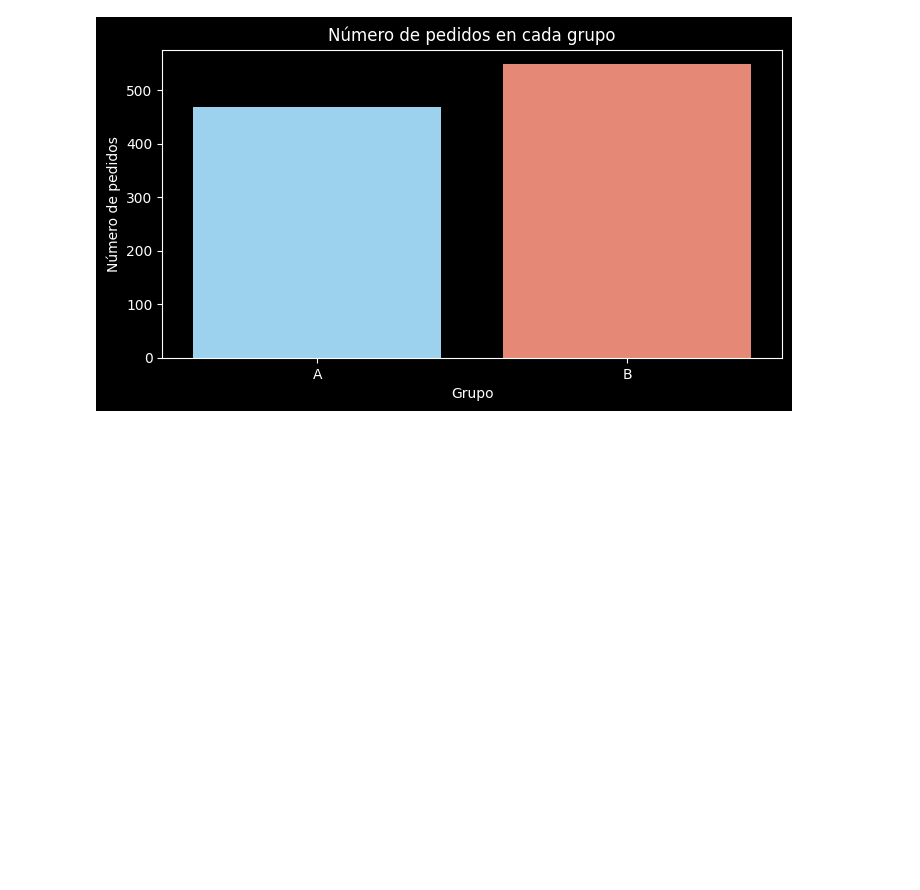
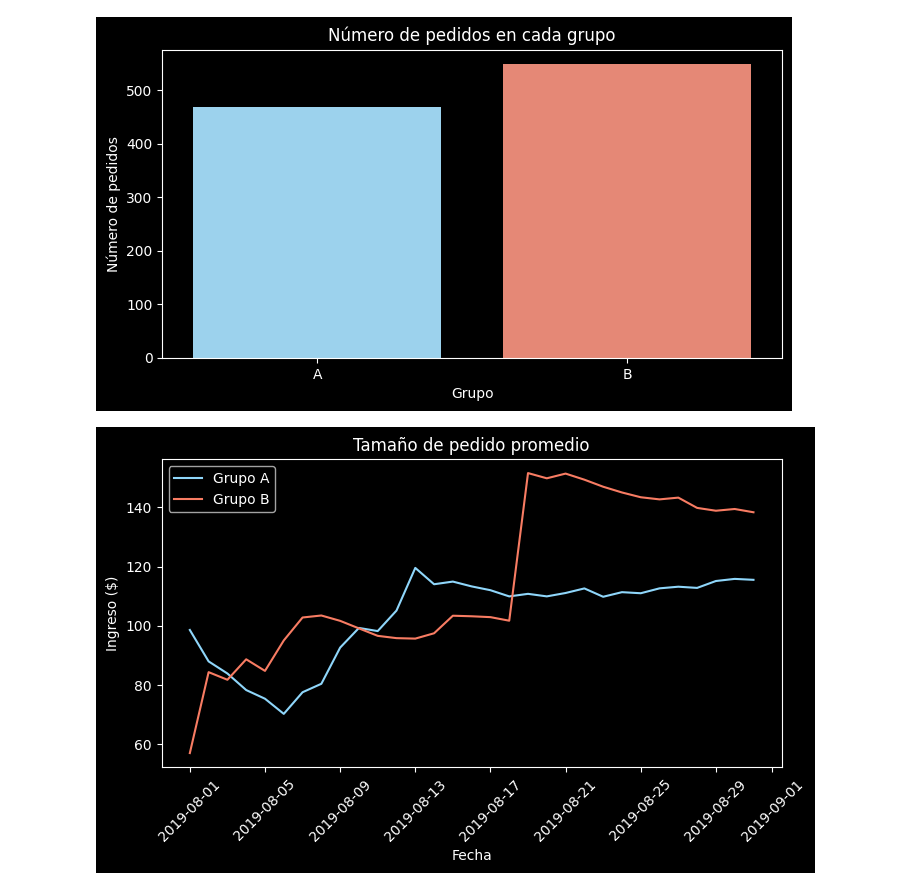
Before and after one commit to XivxnX/analisis_tienda-online, a Jupyter notebook: analisis_tienda-online.ipynb, the cells around one changed output. Cells and saved outputs as stored; diff of their text form; code cells hidden in the pictures; blank space fills up the shorter version.

Commit message:
Update análisis de test A/B: tamaño de pedido promedio y diferencia relativa

```diff
--- a/analisis_tienda-online.ipynb
+++ b/analisis_tienda-online.ipynb
@@ -281,3 +282,28 @@ plt.ylabel('Número de pedidos')
 plt.show()
 # %% [output]
 [figure]
+# %%
+# tamaño de pedido promedio
+# dataframe tamaño de pedido promedio diario
+daily_cumulative_avg = filtered_orders.groupby(['group', 'date'], as_index=False)['revenue'].mean()
+
+# ordenar cronológicamente
+daily_cumulative_avg = daily_cumulative_avg.sort_values(by=['group', 'date'])
+
+# calcular 'AOV'
+daily_cumulative_avg['AOV'] = daily_cumulative_avg.groupby('group')['revenue'].transform(lambda x: x.expanding().mean())
+
+# gráfico de líneas: tamaño de pedido promedio acumulado
+plt.figure(figsize=(8,4))
+colors = {'A': '#8FD6FA', 'B': '#F87C63'}
+for grp in ['A', 'B']:
+    grp_data = daily_cumulative_avg[daily_cumulative_avg['group'] == grp]
+    plt.plot(grp_data['date'], grp_data['AOV'], label=f'Grupo {grp}', color=colors[grp])
+plt.title('Tamaño de pedido promedio')
+plt.xlabel('Fecha')
+plt.ylabel('Ingreso ($)')
+plt.legend()
+plt.xticks(rotation=45)
+plt.show()
+# %% [output]
+[figure, added]
```
Also changed, not shown: parts of 6 cells of this notebook.
